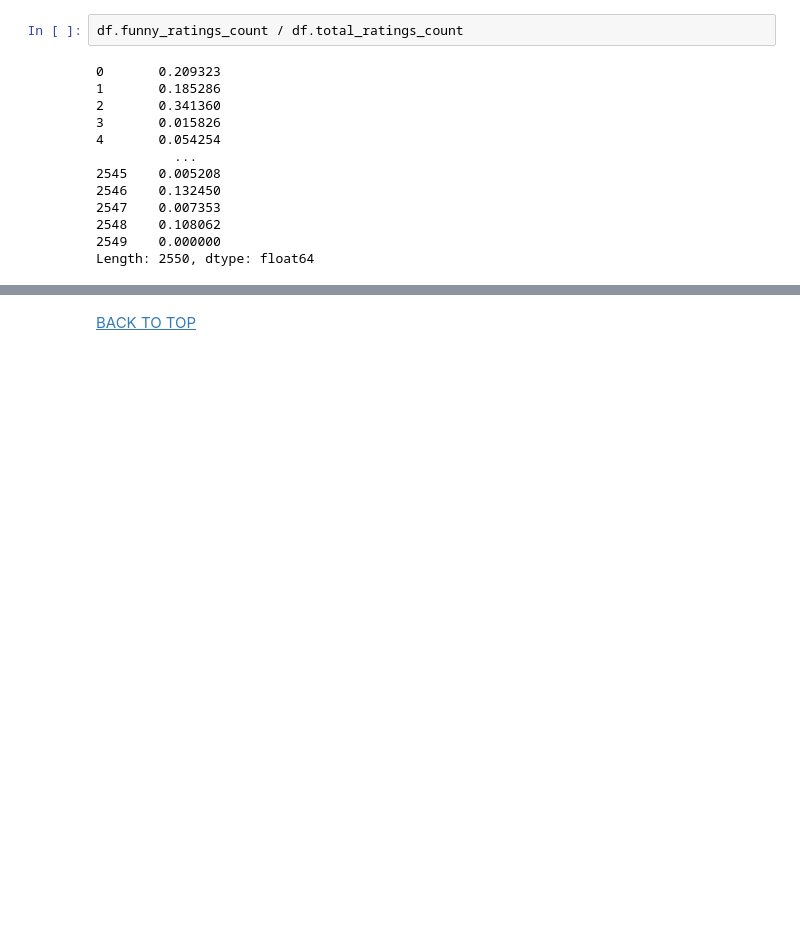
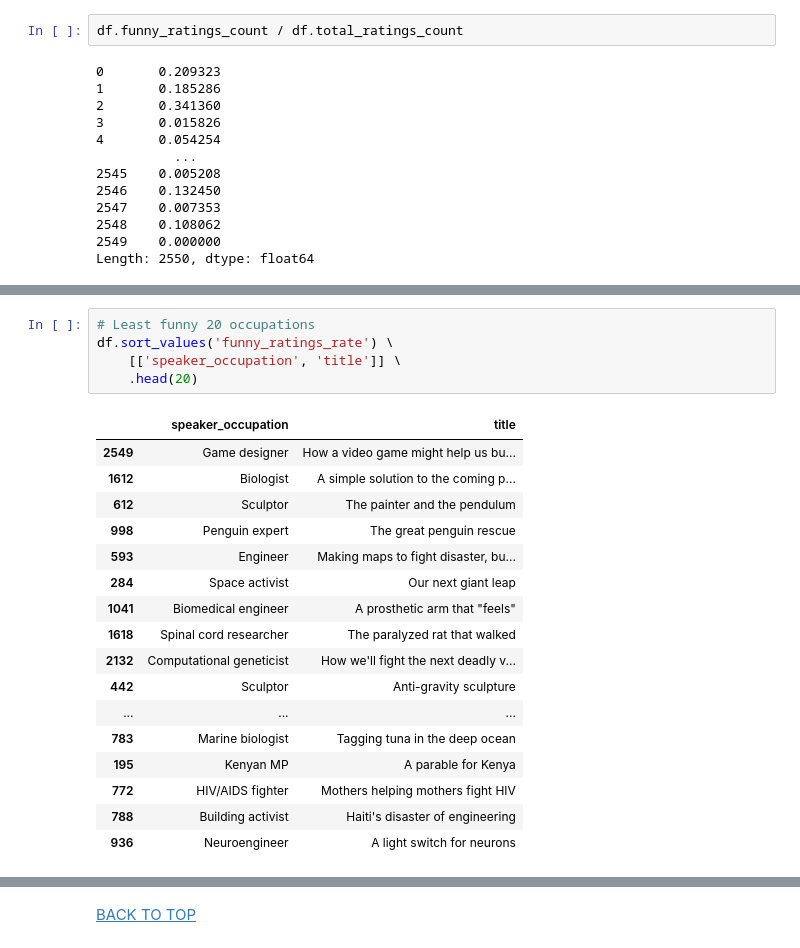
Before and after one commit to benkaan001/pandas_and_beyond, a Jupyter notebook: analyze_data/05_ted_talks.ipynb, the cells around one changed output, grey strips where cells are left out. Saved outputs shown, nothing was run; the diff lists cells and outputs as text; blank space fills up the shorter version.

```diff
--- a/analyze_data/05_ted_talks.ipynb
+++ b/analyze_data/05_ted_talks.ipynb
@@ -1147,0 +1186,23 @@ Length: 2550, dtype: float64
+# %%
+# Least funny 20 occupations
+df.sort_values('funny_ratings_rate') \
+    [['speaker_occupation', 'title']] \
+    .head(20)
+# %% [output]
+|  | speaker_occupation | title |
+| 2549 | Game designer | How a video game might help us bu... |
+| 1612 | Biologist | A simple solution to the coming p... |
+| 612 | Sculptor | The painter and the pendulum |
+| 998 | Penguin expert | The great penguin rescue |
+| 593 | Engineer | Making maps to fight disaster, bu... |
+| 284 | Space activist | Our next giant leap |
+| 1041 | Biomedical engineer | A prosthetic arm that "feels" |
+| 1618 | Spinal cord researcher | The paralyzed rat that walked |
+| 2132 | Computational geneticist | How we'll fight the next deadly v... |
+| 442 | Sculptor | Anti-gravity sculpture |
+| ... | ... | ... |
+| 783 | Marine biologist | Tagging tuna in the deep ocean |
+| 195 | Kenyan MP | A parable for Kenya |
+| 772 | HIV/AIDS fighter | Mothers helping mothers fight HIV |
+| 788 | Building activist | Haiti's disaster of engineering |
+| 936 | Neuroengineer | A light switch for neurons |
```
Also changed, not shown: parts of 11 cells of this notebook.
